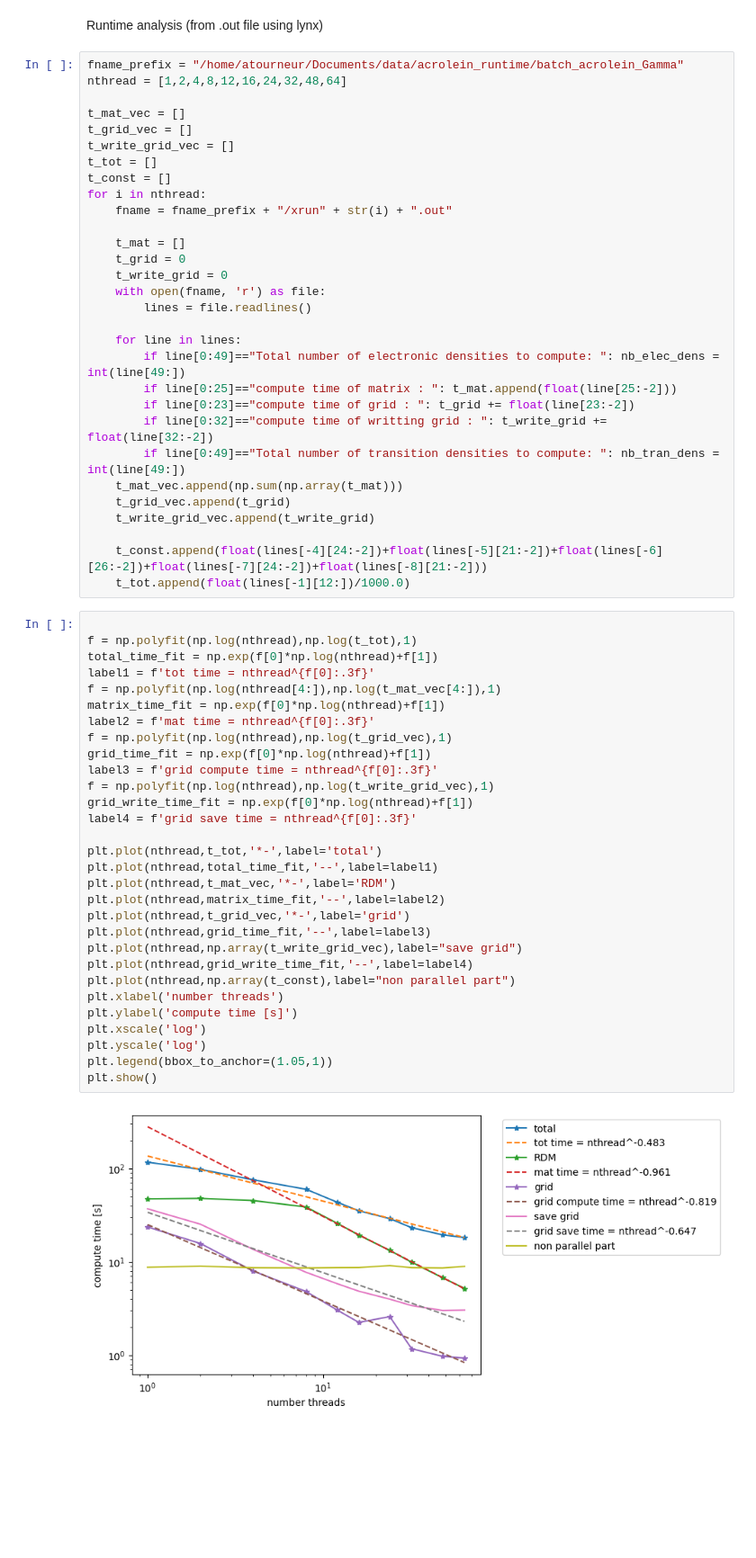
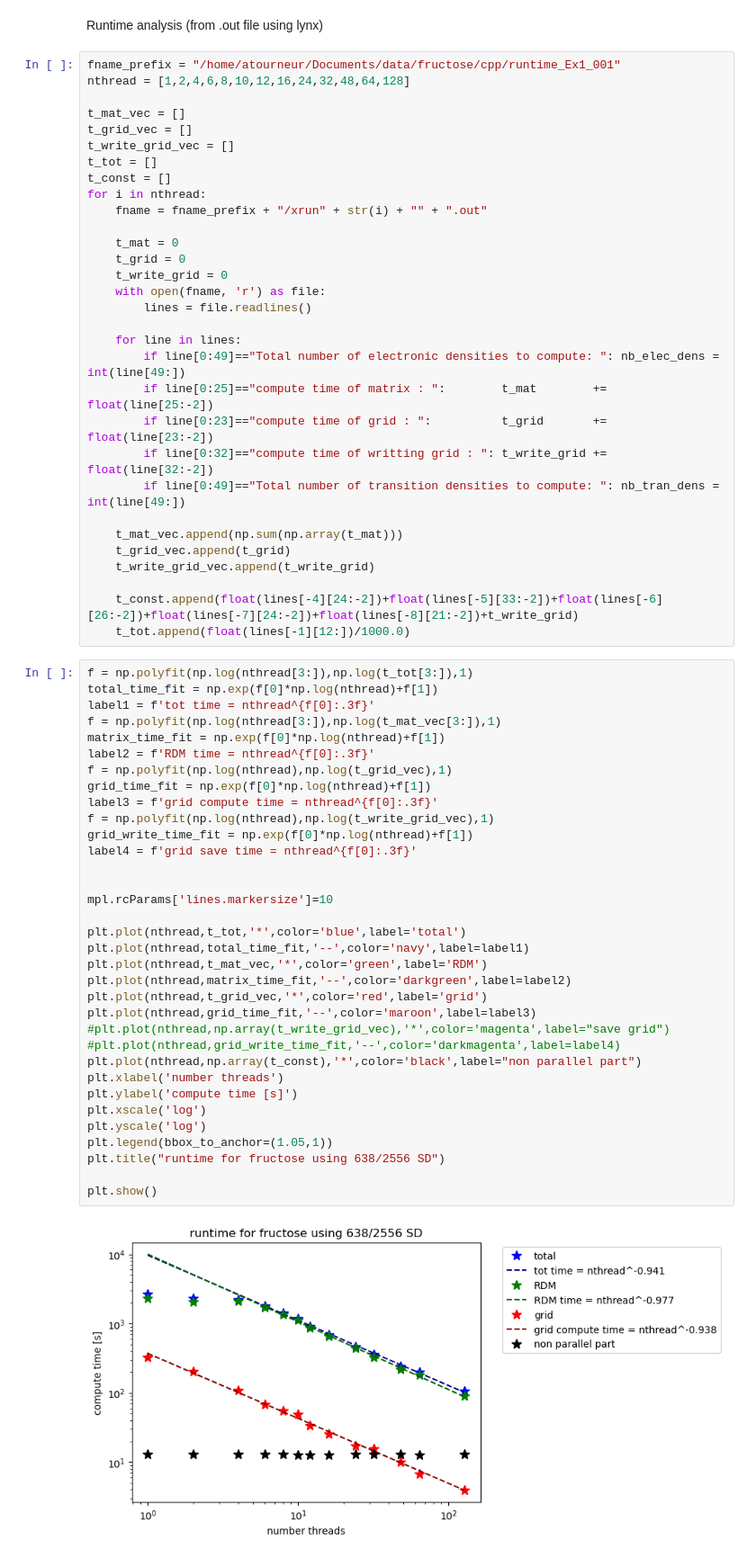
Before and after one commit to allouchear/CdftT, a Jupyter notebook: tools/dataAnalysis/data_analysis.ipynb, the cells around one changed output. Shown at 90% size. Cells and saved outputs as stored; diff of their text form; blank space fills up the shorter version.

```diff
--- a/tools/dataAnalysis/data_analysis.ipynb
+++ b/tools/dataAnalysis/data_analysis.ipynb
@@ -445,8 +493,8 @@ Text(0.5, 1.0, 'compute time x nprocs')
 # %% [markdown]
 Runtime analysis (from .out file using lynx)
 # %%
-fname_prefix = "/home/atourneur/Documents/data/acrolein_runtime/batch_acrolein_Gamma"
-nthread = [1,2,4,8,12,16,24,32,48,64]
+fname_prefix = "/home/atourneur/Documents/data/fructose/cpp/runtime_Ex1_001"
+nthread = [1,2,4,6,8,10,12,16,24,32,48,64,128]
 
 t_mat_vec = []
 t_grid_vec = []
@@ -454,9 +502,9 @@ t_write_grid_vec = []
 t_tot = []
 t_const = []
 for i in nthread:
-    fname = fname_prefix + "/xrun" + str(i) + ".out"
+    fname = fname_prefix + "/xrun" + str(i) + "" + ".out"
 
-    t_mat = []
+    t_mat = 0
     t_grid = 0
     t_write_grid = 0
     with open(fname, 'r') as file:
@@ -464,45 +512,50 @@ for i in nthread:
 
     for line in lines:
         if line[0:49]=="Total number of electronic densities to compute: ": nb_elec_dens = int(line[49:])
-        if line[0:25]=="compute time of matrix : ": t_mat.append(float(line[25:-2]))
-        if line[0:23]=="compute time of grid : ": t_grid += float(line[23:-2])
+        if line[0:25]=="compute time of matrix : ":        t_mat        += float(line[25:-2])
+        if line[0:23]=="compute time of grid : ":          t_grid       += float(line[23:-2])
         if line[0:32]=="compute time of writting grid : ": t_write_grid += float(line[32:-2])
         if line[0:49]=="Total number of transition densities to compute: ": nb_tran_dens = int(line[49:])
+
     t_mat_vec.append(np.sum(np.array(t_mat)))
     t_grid_vec.append(t_grid)
     t_write_grid_vec.append(t_write_grid)
 
-    t_const.append(float(lines[-4][24:-2])+float(lines[-5][21:-2])+float(lines[-6][26:-2])+float(lines[-7][24:-2])+float(lines[-8][21:-2]))
+    t_const.append(float(lines[-4][24:-2])+float(lines[-5][33:-2])+float(lines[-6][26:-2])+float(lines[-7][24:-2])+float(lines[-8][21:-2])+t_write_grid)
     t_tot.append(float(lines[-1][12:])/1000.0)
 # %%
-
-f = np.polyfit(np.log(nthread),np.log(t_tot),1)
+f = np.polyfit(np.log(nthread[3:]),np.log(t_tot[3:]),1)
 total_time_fit = np.exp(f[0]*np.log(nthread)+f[1])
 label1 = f'tot time = nthread^{f[0]:.3f}'
-f = np.polyfit(np.log(nthread[4:]),np.log(t_mat_vec[4:]),1)
+f = np.polyfit(np.log(nthread[3:]),np.log(t_mat_vec[3:]),1)
 matrix_time_fit = np.exp(f[0]*np.log(nthread)+f[1])
-label2 = f'mat time = nthread^{f[0]:.3f}'
+label2 = f'RDM time = nthread^{f[0]:.3f}'
 f = np.polyfit(np.log(nthread),np.log(t_grid_vec),1)
 grid_time_fit = np.exp(f[0]*np.log(nthread)+f[1])
 label3 = f'grid compute time = nthread^{f[0]:.3f}'
 f = np.polyfit(np.log(nthread),np.log(t_write_grid_vec),1)
 grid_write_time_fit = np.exp(f[0]*np.log(nthread)+f[1])
 label4 = f'grid save time = nthread^{f[0]:.3f}'
 
-plt.plot(nthread,t_tot,'*-',label='total')
-plt.plot(nthread,total_time_fit,'--',label=label1)
-plt.plot(nthread,t_mat_vec,'*-',label='RDM')
-plt.plot(nthread,matrix_time_fit,'--',label=label2)
-plt.plot(nthread,t_grid_vec,'*-',label='grid')
-plt.plot(nthread,grid_time_fit,'--',label=label3)
-plt.plot(nthread,np.array(t_write_grid_vec),label="save grid")
-plt.plot(nthread,grid_write_time_fit,'--',label=label4)
-plt.plot(nthread,np.array(t_const),label="non parallel part")
+
+mpl.rcParams['lines.markersize']=10
+
+plt.plot(nthread,t_tot,'*',color='blue',label='total')
+plt.plot(nthread,total_time_fit,'--',color='navy',label=label1)
+plt.plot(nthread,t_mat_vec,'*',color='green',label='RDM')
+plt.plot(nthread,matrix_time_fit,'--',color='darkgreen',label=label2)
+plt.plot(nthread,t_grid_vec,'*',color='red',label='grid')
+plt.plot(nthread,grid_time_fit,'--',color='maroon',label=label3)
+#plt.plot(nthread,np.array(t_write_grid_vec),'*',color='magenta',label="save grid")
+#plt.plot(nthread,grid_write_time_fit,'--',color='darkmagenta',label=label4)
+plt.plot(nthread,np.array(t_const),'*',color='black',label="non parallel part")
 plt.xlabel('number threads')
 plt.ylabel('compute time [s]')
 plt.xscale('log')
 plt.yscale('log')
 plt.legend(bbox_to_anchor=(1.05,1))
+plt.title("runtime for fructose using 638/2556 SD")
+
 plt.show()
 # %% [output]
-[figure, old version]
+[figure, new version]
```
Also changed, not shown: parts of 16 cells of this notebook, 2 other files.
